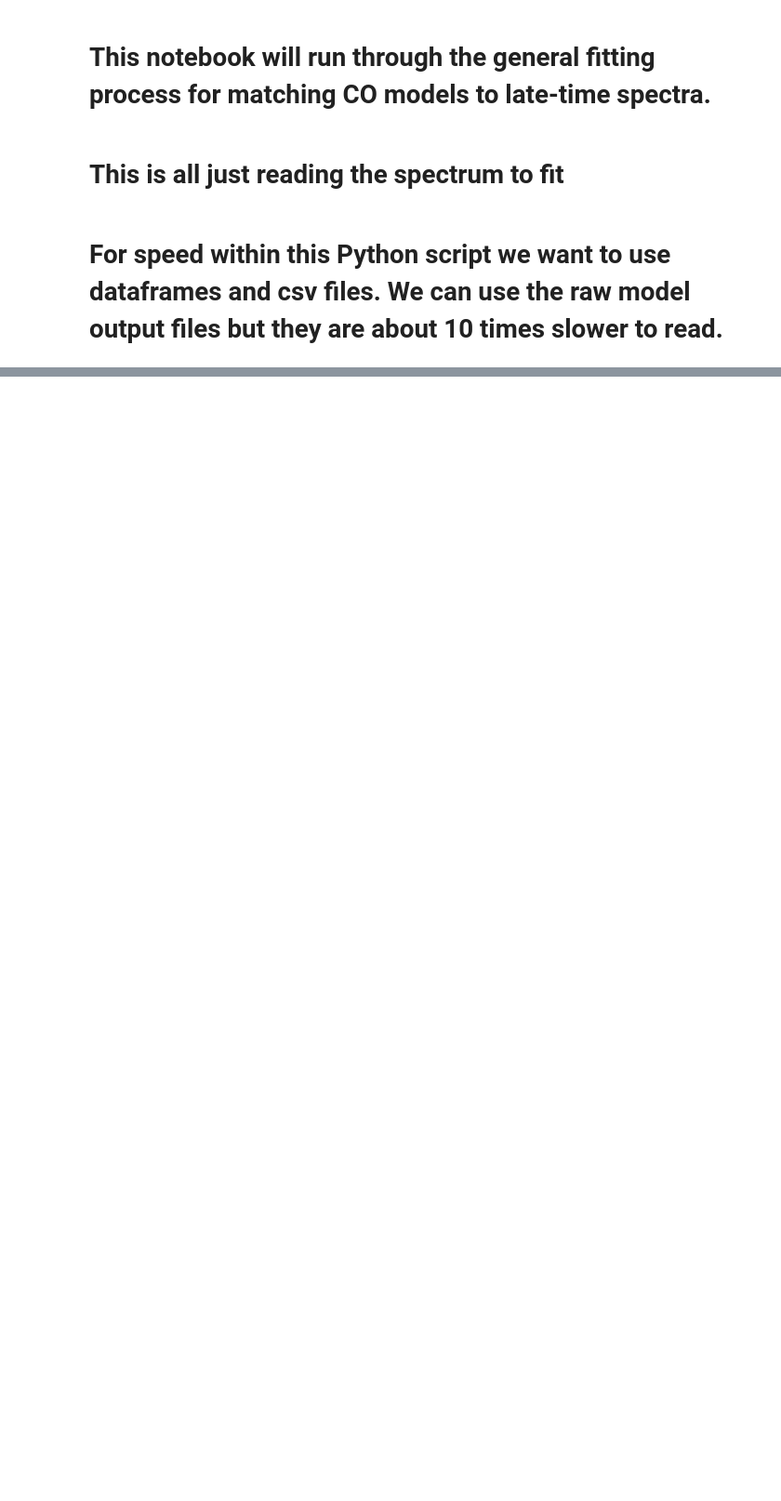
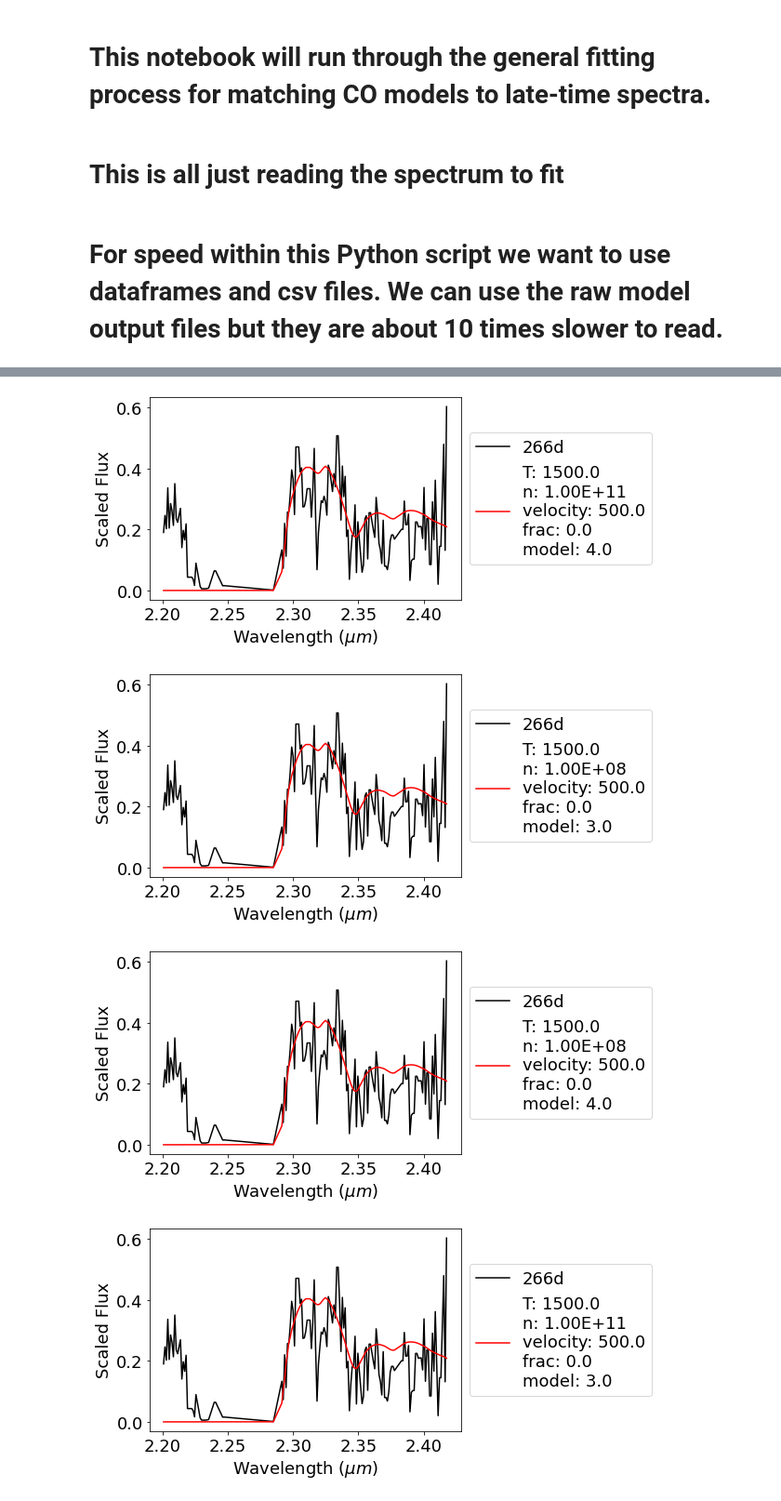
Before and after one commit to scottfdavis/CO-modeling, a Jupyter notebook: example/plot_CO.ipynb, the cells around one changed output, grey strips where cells are left out. Shown at 93% size. Cells and saved outputs as stored; diff of their text form; code cells hidden in the pictures; blank space fills up the shorter version.

```diff
--- a/example/plot_CO.ipynb
+++ b/example/plot_CO.ipynb
@@ -16,9 +16,12 @@ co_path = '/'.join(path.split('/')[:-1])+'/'
 plot = 0
 coplus = 0
 # %%
-redshift  = 0.002
-specFile = 'SN2013ej_20131214_fire.dat'
-specPhase = '143.8'
+#redshift  = 0.002
+redshift = 0.00015
+#specFile = 'SN2013ej_20131214_fire.dat'
+specFile = '/Users/sfdavis/projects/CO/spectra/SN2002hh/266d.dat'
+#specPhase = '143.8'
+specPhase = 266
 # %% [markdown]
 # This is all just reading the spectrum to fit
 # %%
@@ -105,7 +112,10 @@ for i in range(len(df)):
     opac = opac + integ
     interpF = np.interp(spec['lambda'],wav,opac) # interpolating to same x
     # scaling the model to match the data since the amount of CO is a free parameter
-    w = [(spec['lambda'] >= 2.31)&(spec['lambda'] <= 2.33)][0]
+    #w = [(spec['lambda'] >= 2.31)&(spec['lambda'] <= 2.33)][0]
+    w = [(spec['lambda'] >= 2.30)&(spec['lambda'] <= 2.31)][0]
+    #w = [(spec['lambda'] >= 2.33)&(spec['lambda'] <= 2.34)][0]
+    #interpF = interpF*np.median(spec['flux'][w])/np.max(interpF)
     ispec, imodel = np.trapz(spec['flux'][w],spec['lambda'][w]), np.trapz(interpF[w],spec['lambda'][w])
     interpF = interpF*ispec/imodel
 
@@ -113,30 +123,35 @@ for i in range(len(df)):
         plt.plot(spec['lambda'],spec['flux'],color='black')
         plt.plot(spec['lambda'],interpF,color='red')
         plt.show()
 
     w = [(spec['lambda'] >= 2.28) & (spec['lambda'] <= 2.46)][0]
     chisq.append(stats.chisquare(interpF[w],spec['flux'].values[w])[0])
     fArr.append(interpF)
     fileArr.append(i)
     params.append([df.temperature.values[i],df.density.values[i],df.velocity.values[i],\
                    df.mole_frac.values[i],df.dataset.values[i]])
 
 w = np.argsort(chisq)
 chisq, fArr, fileArr, params = np.array(chisq)[w], np.array(fArr)[w], np.array(fileArr)[w], np.array(params)[w]
 
 # plot best XX models for each spectrum
 matplotlib.rcParams.update({'font.size': 18})
 for i in range(25):
     label = r'T: '+str(params[i][0])+'\n'+'n: '+format(params[i][1],".2E")+'\n'+\
              'velocity: '+str(params[i][2])+'\n'+'frac: '+str(params[i][3])+'\n'+'model: '+str(params[i][4])
 
     w = [(spec['lambda'].values < 2.5)]
     plt.plot(spec['lambda'].values[w],spec['flux'].values[w],color='black')
     plt.plot(spec['lambda'].values[w],fArr[i][w],color='red',label=label)
 
     q = [(spec['lambda'].values > 2.2) & (spec['lambda'].values < 2.5)]
     plt.xlabel(r'Wavelength ($\mu m$)')
     plt.ylabel('Scaled Flux')
     plt.legend(bbox_to_anchor=(1.0,0.5), loc="center left",labels=[str(specPhase)+'d',label])
 
     plt.show()
+# %% [output]
+[figure, added]
+[figure, added]
+[figure, added]
+[figure, added]
```
Also changed, not shown: parts of 2 cells of this notebook, 2 other files.
